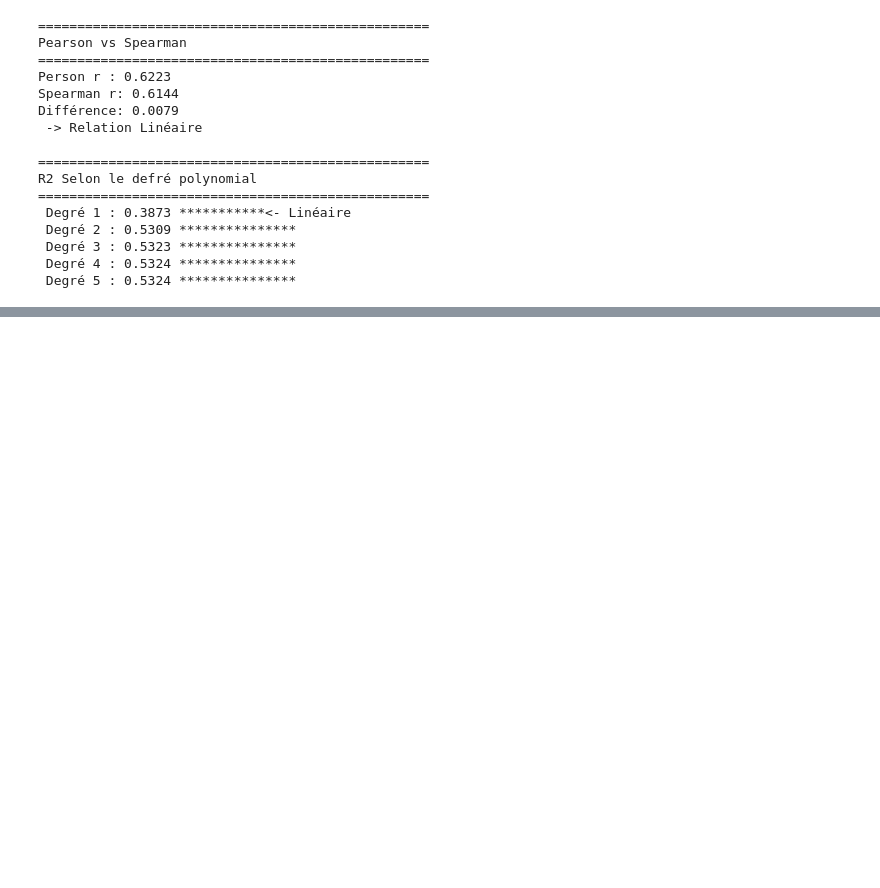
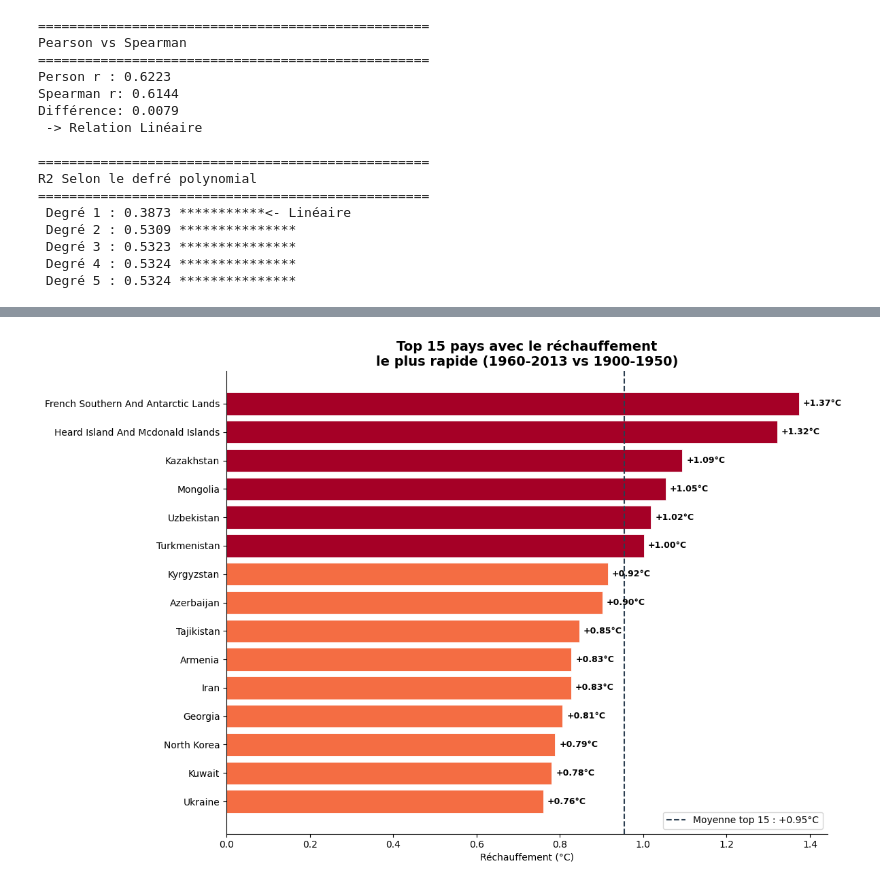
Before and after one commit to Aous1997/climat-change-analysis, a Jupyter notebook: notebooks/analyse_climat.ipynb, the cells around one changed output, grey strips where cells are left out. Cells and saved outputs as stored; diff of their text form; code cells hidden in the pictures; blank space fills up the shorter version.

```diff
--- a/notebooks/analyse_climat.ipynb
+++ b/notebooks/analyse_climat.ipynb
@@ -626,0 +1100,18 @@ R2 Selon le defré polynomial
+# %%
+df_pays['dt'] = pd.to_datetime(df_pays['dt'])
+df_pays['year'] = df_pays['dt'].dt.year
+print(f"Max year : {df_pays['year'].max()}"
+      f" Min year: {df_pays['year'].min()}")
+avant = len(df_pays)
+df_pays = df_pays.dropna(subset=['AverageTemperature'])
+apres = len(df_pays)
+print(f"Ligne supprimées : {avant - apres}")
+print(f"Lignes restantes: {apres}")
+# Filtrer sur 1900 - 2013
+df_pays_mod = df_pays[(df_pays['year']>= 1900)&
+                      (df_pays['year'] <= 2013)].copy()
+print(f"\nApres filtrage 1900-2013: {len(df_pays_mod)}")
+print(f" Nombre de pays     :{df_pays_mod['Country'].nunique()}")
+print(f"Periode            :"
+      f" {df_pays_mod['year'].min()} -> "
+      f" {df_pays_mod['year'].max()}")
@@ -626,0 +1282,58 @@ R2 Selon le defré polynomial
+# %%
+# Top 15 pays réchauffement
+top15 = df_carte.nlargest(15, 'rechauffement')
+
+fig, ax = plt.subplots(figsize=(12, 8))
+
+couleurs = ['#A50026' if v > 1.0 else
+            '#F46D43' if v > 0.7 else
+            '#FEE090'
+            for v in top15['rechauffement']]
+
+bars = ax.barh(
+    top15['Country'][::-1],
+    top15['rechauffement'][::-1],
+    color=couleurs[::-1],
+    edgecolor='white',
+    linewidth=0.6
+)
+
+for bar, val in zip(bars, top15['rechauffement'][::-1]):
+    ax.text(
+        bar.get_width() + 0.01,
+        bar.get_y() + bar.get_height() / 2,
+        f'+{val:.2f}°C',
+        va='center', fontsize=9,
+        fontweight='bold'
+    )
+
+ax.axvline(
+    x=top15['rechauffement'].mean(),
+    color='#2C3E50',
+    linestyle='--',
+    linewidth=1.5,
+    label=f"Moyenne top 15 : "
+          f"+{top15['rechauffement'].mean():.2f}°C"
+)
+
+ax.set_title(
+    'Top 15 pays avec le réchauffement\n'
+    'le plus rapide (1960-2013 vs 1900-1950)',
+    fontsize=14, fontweight='bold'
+)
+ax.set_xlabel('Réchauffement (°C)')
+ax.legend(fontsize=10)
+ax.spines[['top', 'right']].set_visible(False)
+
+plt.tight_layout()
+plt.savefig('../outputs/08_top15_rechauffement.png',
+            dpi=150, bbox_inches='tight')
+plt.show()
+
+print("Top 15 complet :")
+for i, (_, row) in enumerate(
+        top15.iterrows(), 1):
+    print(f"   {i:2d}. {row['Country']:45s} "
+          f"→ +{row['rechauffement']:.2f}°C")
+# %% [output]
+[figure, added]
```
Also changed, not shown: parts of 18 cells of this notebook, 5 other files.
